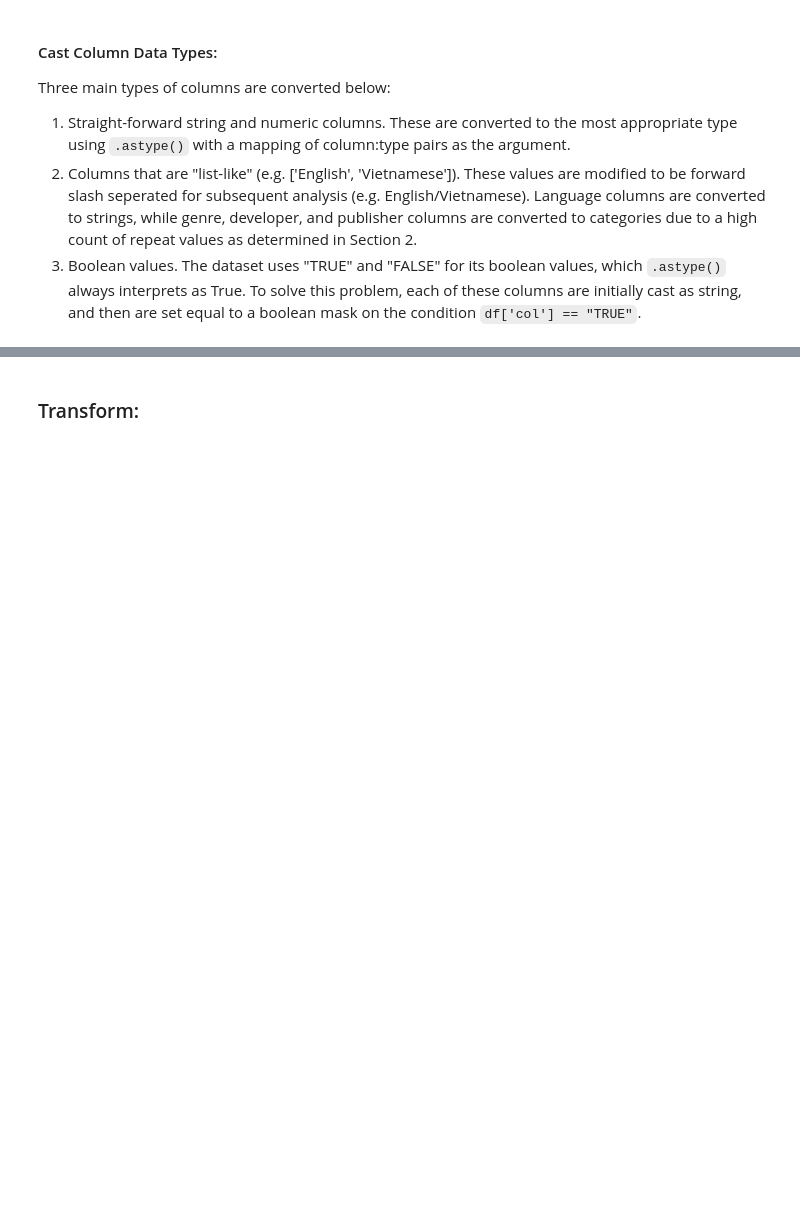
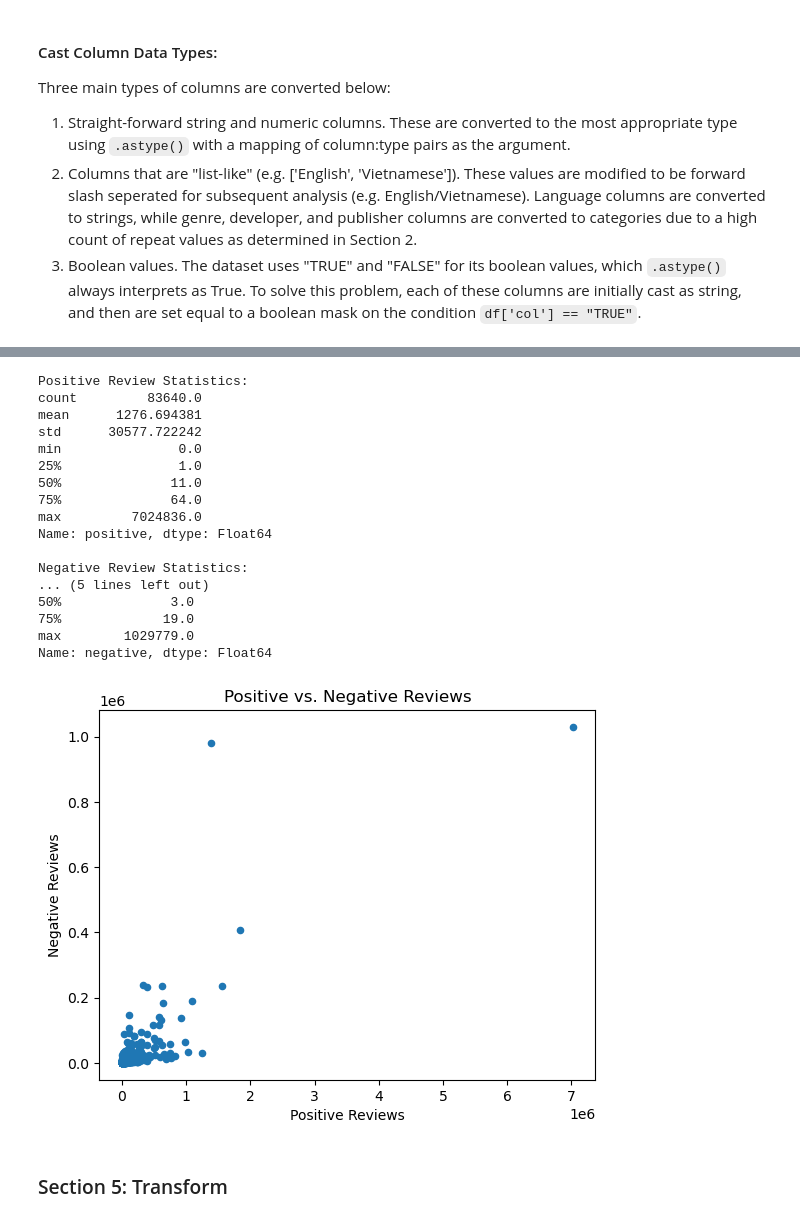
Before and after one commit to hhitt10-aub/CarsonHittEDA, a Jupyter notebook: SteamGamesEDA.ipynb, the cells around one changed output, grey strips where cells are left out. Saved outputs shown, nothing was run; the diff lists cells and outputs as text; code cells hidden in the pictures; blank space fills up the shorter version.

```diff
--- a/SteamGamesEDA.ipynb
+++ b/SteamGamesEDA.ipynb
@@ -180,3 +312,40 @@ The size of the cleaned DataFrame is 34.45MB
+# %%
+# Statistically characterize the number of positive reviews
+print("Positive Review Statistics:")
+print(games['positive'].describe())
+
+# Statistically characterize the number of negative reviews
+print("\nNegative Review Statistics:")
+print(games['negative'].describe())
+
+# Plot the histograms of positive and negative reviews in a single figure
+games.plot(kind='scatter',
+           x='positive',
+           y='negative',
+           xlabel='Positive Reviews',
+           ylabel='Negative Reviews',
+           title='Positive vs. Negative Reviews'
+          )
+plt.show()
+# %% [output]
+Positive Review Statistics:
+count         83640.0
+mean      1276.694381
+std      30577.722242
+min               0.0
+25%               1.0
+50%              11.0
+75%              64.0
+max         7024836.0
+Name: positive, dtype: Float64
+
+Negative Review Statistics:
+... (5 lines left out)
+50%              3.0
+75%             19.0
+max        1029779.0
+Name: negative, dtype: Float64
+[figure, added]
 # %% [markdown]
-### Transform:
+### Section 5: Transform
 # %% [markdown]
```
Also changed, not shown: parts of 11 cells of this notebook.
